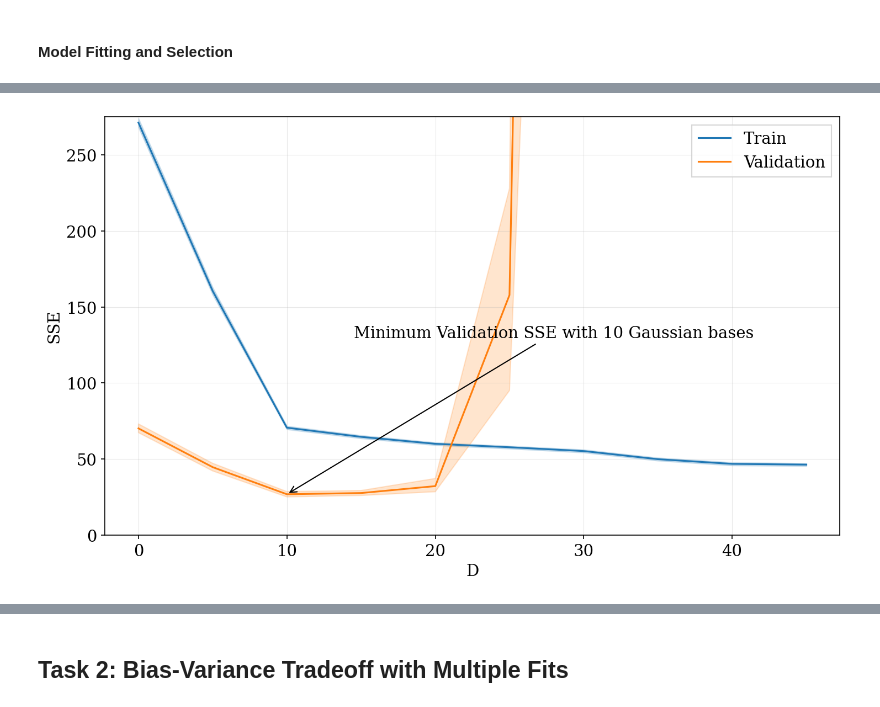
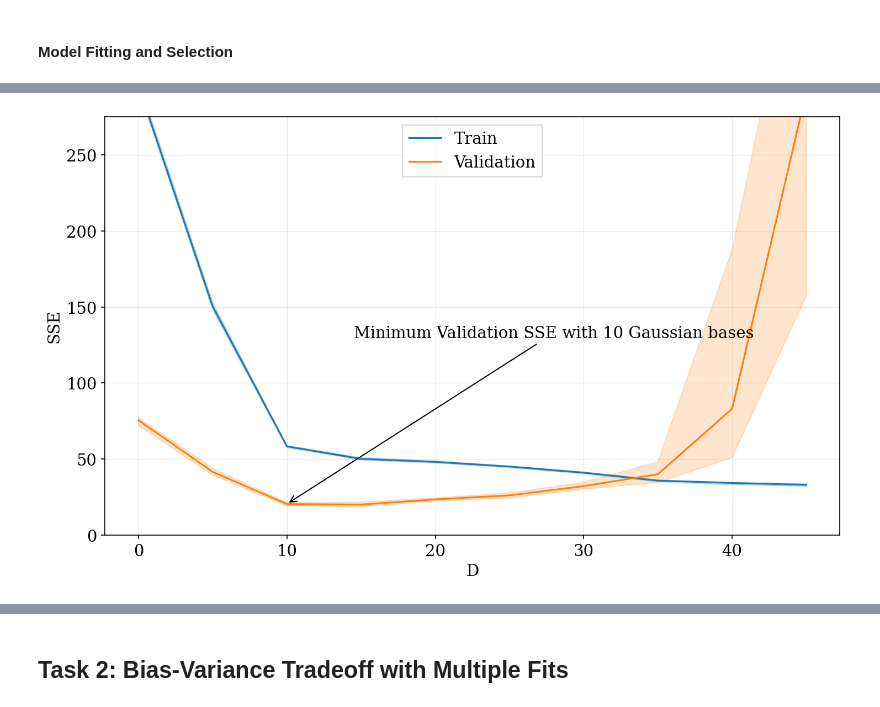
Before and after one commit to audrey352/PHYS551, a Jupyter notebook: Assignment2/A2_notebook.ipynb, the cells around one changed output, grey strips where cells are left out. Drawn from its saved outputs; the diff is of its cells as text; code cells hidden in the pictures.

```diff
--- a/Assignment2/A2_notebook.ipynb
+++ b/Assignment2/A2_notebook.ipynb
@@ -416,37 +419,37 @@ for i in range(iterations):
         'iteration': i
     })
 
 # create dataframe for convenient plotting
 ssedf = pd.DataFrame(results_list)
 
 # clean df to remove any infinite values
 ssedf.replace([np.inf, -np.inf], np.nan, inplace=True)
 ssedf.dropna(inplace=True)
 
 
 # find smallest mean validation SSE
 grouped = ssedf.groupby('D')['SSE_Val'].mean().reset_index()
 valmin = grouped['SSE_Val'].min()
 valmin_D = grouped['D'][np.where(grouped['SSE_Val'] == valmin)[0][0]]
 
 plt.figure()
 
-# plot with error bars being min and max
-sns.lineplot(data=ssedf, x='D', y='SSE_Train', label='Train', errorbar=('ci', 95))
-sns.lineplot(data=ssedf, x='D', y='SSE_Val', label='Validation', errorbar=('ci', 95))
+# plot with error bars being min and max. Plot with median SSE instead of mean
+sns.lineplot(data=ssedf, x='D', y='SSE_Train', label='Train', estimator='median', errorbar=('ci', 95))
+sns.lineplot(data=ssedf, x='D', y='SSE_Val', label='Validation', estimator='median', errorbar=('ci', 95))
 
 # plt.plot(D, sse_train, label='Train')
 # plt.plot(D, sse_val, label='Validation')
 plt.annotate(f'Minimum Validation SSE with {valmin_D} Gaussian bases', (valmin_D, valmin), xytext=(28,130), ha='center', arrowprops=dict(facecolor='black', arrowstyle='->'))
 plt.xlabel('D')
 plt.ylabel('SSE')
 
 plt.ylim(0, 275)
 plt.legend()
 plt.savefig(SAVEDIR + 'train_val_sse_vs_D.png')
 plt.show()
 # %% [output]
-[figure, old version]
+[figure, new version]
 # %%
 # -- 4. Continued...
 best45model = ssedf.loc[ssedf['D'] == 45].sort_values(by='SSE_Val').iloc[0] # get best model for D=45
```
Also changed, not shown: parts of 8 cells of this notebook, 7 other files.
